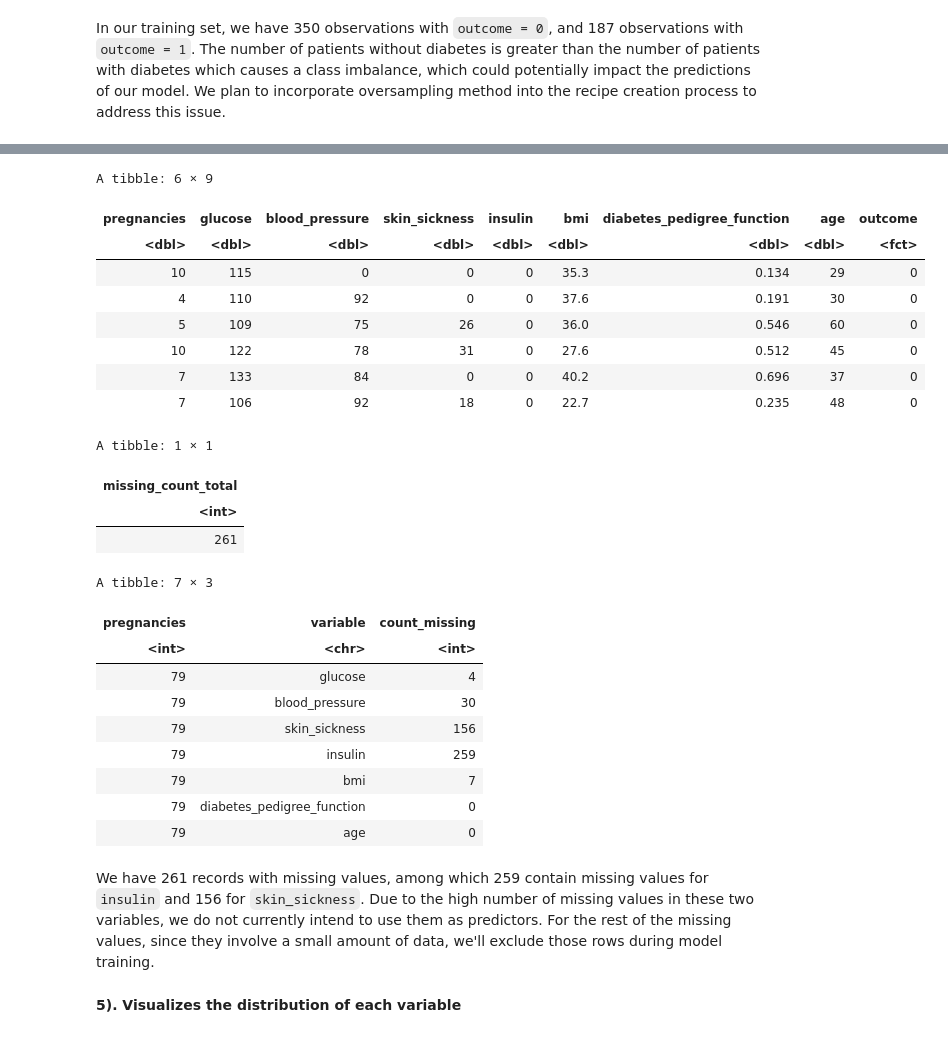
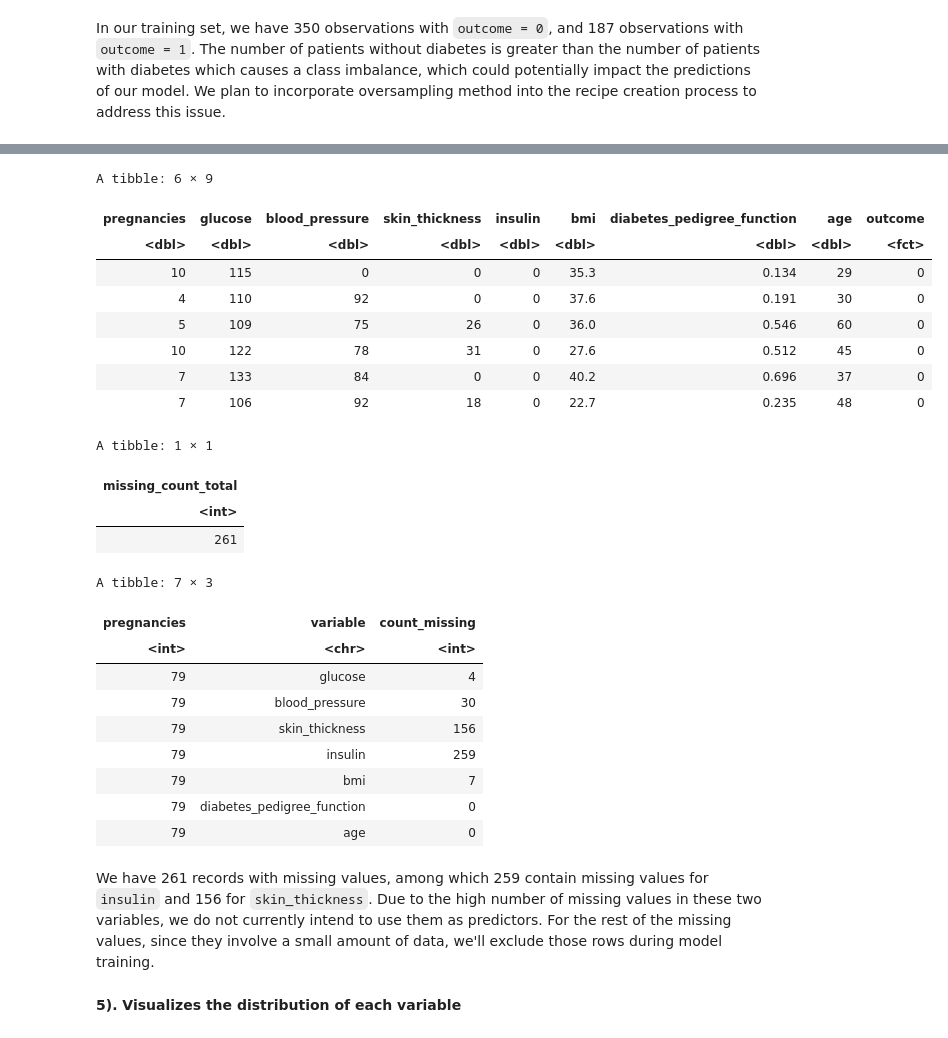
Before and after one commit to audrey-rw5683/dsci-100-2023w2-group-002-2, a Jupyter notebook: final_report.ipynb, the cells around one changed output, grey strips where cells are left out. Cells and saved outputs as stored; diff of their text form; code cells hidden in the pictures.

```diff
--- a/final_report.ipynb
+++ b/final_report.ipynb
@@ -148,7 +148,7 @@ diabetes <- rename(diabetes_data,
                  pregnancies =  Pregnancies,
                  glucose = Glucose,
                  blood_pressure = BloodPressure,
-                 skin_sickness = SkinThickness,
+                 skin_thickness = SkinThickness,
                  insulin = Insulin,
                  bmi = BMI,
                  diabetes_pedigree_function = DiabetesPedigreeFunction,
@@ -236,19 +236,19 @@ A tibble: 2 × 9
 # %%
 # the number of observations have missing values
 # pregnancies can be 0
 # 0 represents missing values for other numerical variables
 diabetes_missing <- diabetes_train |>
-    filter(glucose == 0 | blood_pressure == 0 | skin_sickness == 0 | insulin == 0 | bmi == 0 | diabetes_pedigree_function == 0 | age == 0)
+    filter(glucose == 0 | blood_pressure == 0 | skin_thickness == 0 | insulin == 0 | bmi == 0 | diabetes_pedigree_function == 0 | age == 0)
 head(diabetes_missing)
 diabetes_missing_num <- diabetes_missing |>
   summarize(missing_count_total = n())
 diabetes_missing_num
 zero_counts <- diabetes_train |>
   summarize(across(pregnancies:age, ~ sum(. == 0))) |> pivot_longer(cols = glucose:age, names_to = "variable", values_to = "count_missing")
 zero_counts
 # %% [output]
 A tibble: 6 × 9
-| pregnancies | glucose | blood_pressure | skin_sickness | insulin | bmi | diabetes_pedigree_function | age | outcome |
+| pregnancies | glucose | blood_pressure | skin_thickness | insulin | bmi | diabetes_pedigree_function | age | outcome |
 | <dbl> | <dbl> | <dbl> | <dbl> | <dbl> | <dbl> | <dbl> | <dbl> | <fct> |
 | 10 | 115 | 0 | 0 | 0 | 35.3 | 0.134 | 29 | 0 |
 | 4 | 110 | 92 | 0 | 0 | 37.6 | 0.191 | 30 | 0 |
@@ -265,13 +265,13 @@ A tibble: 7 × 3
 | <int> | <chr> | <int> |
 | 79 | glucose | 4 |
 | 79 | blood_pressure | 30 |
-| 79 | skin_sickness | 156 |
+| 79 | skin_thickness | 156 |
 | 79 | insulin | 259 |
 | 79 | bmi | 7 |
 | 79 | diabetes_pedigree_function | 0 |
 | 79 | age | 0 |
 # %% [markdown]
-We have 261 records with missing values, among which 259 contain missing values for `insulin` and 156 for `skin_sickness`. Due to the high number of missing values in these two variables, we do not currently intend to use them as predictors. For the rest of the missing values, since they involve a small amount of data, we'll exclude those rows during model training.
+We have 261 records with missing values, among which 259 contain missing values for `insulin` and 156 for `skin_thickness`. Due to the high number of missing values in these two variables, we do not currently intend to use them as predictors. For the rest of the missing values, since they involve a small amount of data, we'll exclude those rows during model training.
 # %% [markdown]
 **5). Visualizes the distribution of each variable**
 # %%
```
Also changed, not shown: parts of 4 cells of this notebook.
